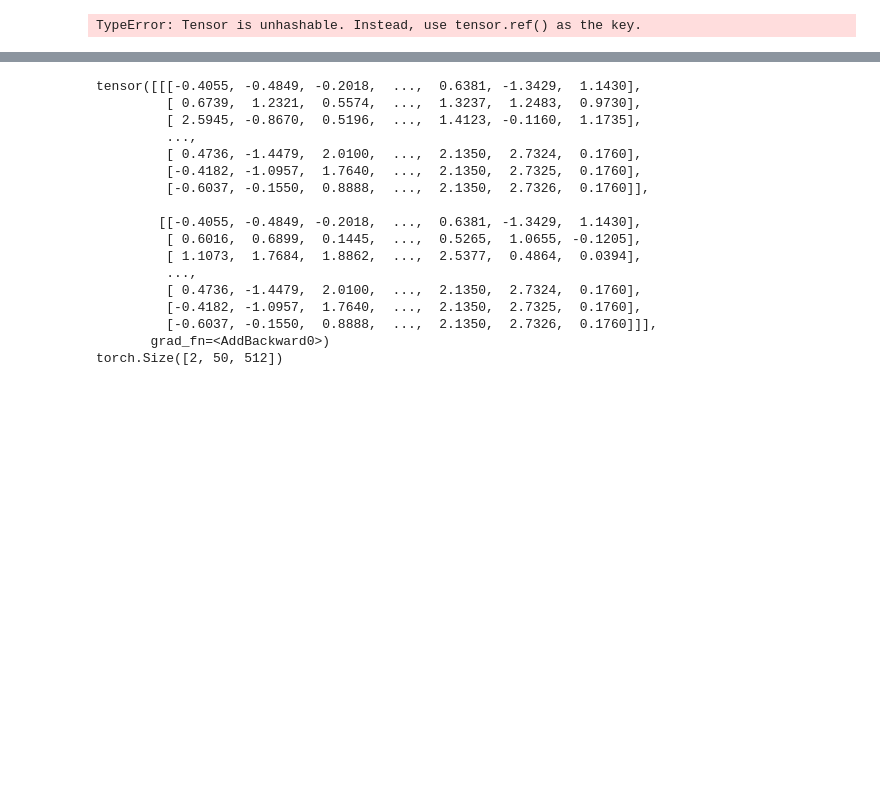
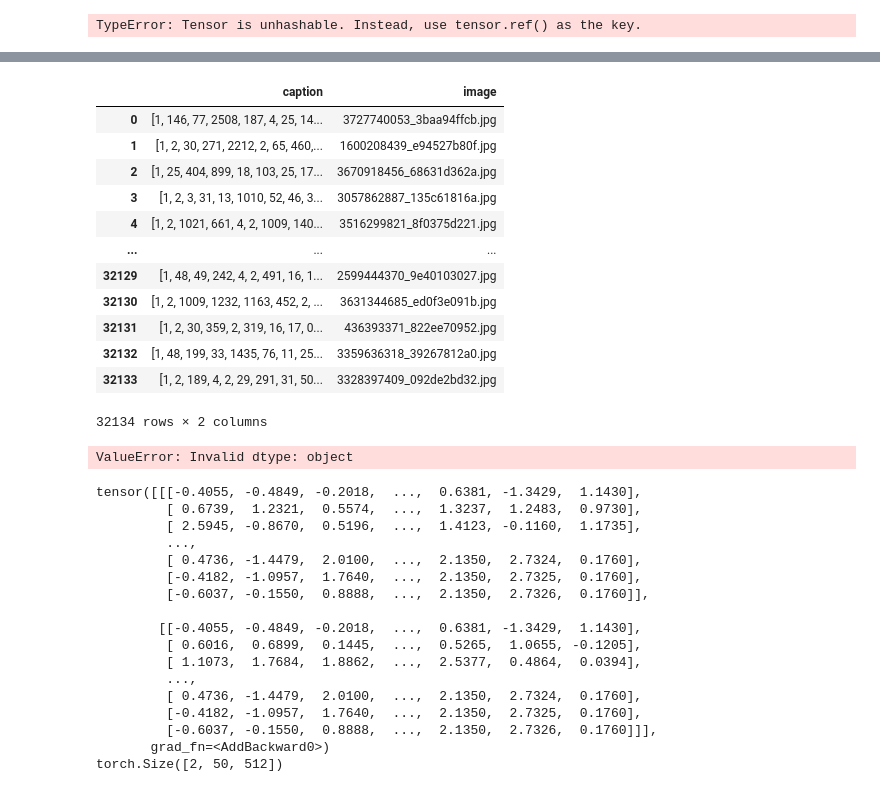
Before and after one commit to Shubhpatel40/image_captioning, a Jupyter notebook: image_captioning_using_custom_transformer.ipynb, the cells around one changed output, grey strips where cells are left out. Cells and saved outputs as stored; diff of their text form; code cells hidden in the pictures; blank space fills up the shorter version.

Commit message:
preparing the dataset from train and test

```diff
--- a/image_captioning_using_custom_transformer.ipynb
+++ b/image_captioning_using_custom_transformer.ipynb
@@ -945,0 +1045,6 @@ model.compile(optimizer=tf.keras.optimizers.Adam(learning_rate=1e-4),
+# %%
+df_train = df.sample(frac=0.8, random_state=1)
+df_test = df.drop(df_train.index)
+# %%
+df_train = df_train.reset_index(drop=True)
+df_test = df_test.reset_index(drop=True)
@@ -945,0 +1068,16 @@ model.compile(optimizer=tf.keras.optimizers.Adam(learning_rate=1e-4),
+# %%
+df_train
+# %% [output]
+|  | caption | image |
+| 0 | [1, 146, 77, 2508, 187, 4, 25, 14... | 3727740053_3baa94ffcb.jpg |
+| 1 | [1, 2, 30, 271, 2212, 2, 65, 460,... | 1600208439_e94527b80f.jpg |
+| 2 | [1, 25, 404, 899, 18, 103, 25, 17... | 3670918456_68631d362a.jpg |
+| 3 | [1, 2, 3, 31, 13, 1010, 52, 46, 3... | 3057862887_135c61816a.jpg |
+| 4 | [1, 2, 1021, 661, 4, 2, 1009, 140... | 3516299821_8f0375d221.jpg |
+| ... | ... | ... |
+| 32129 | [1, 48, 49, 242, 4, 2, 491, 16, 1... | 2599444370_9e40103027.jpg |
+| 32130 | [1, 2, 1009, 1232, 1163, 452, 2, ... | 3631344685_ed0f3e091b.jpg |
+| 32131 | [1, 2, 30, 359, 2, 319, 16, 17, 0... | 436393371_822ee70952.jpg |
+| 32132 | [1, 48, 199, 33, 1435, 76, 11, 25... | 3359636318_39267812a0.jpg |
+| 32133 | [1, 2, 189, 4, 2, 29, 291, 31, 50... | 3328397409_092de2bd32.jpg |
+32134 rows × 2 columns
@@ -946,11 +1087,13 @@ model.compile(optimizer=tf.keras.optimizers.Adam(learning_rate=1e-4),
 # %%
 history = model.fit(
-    train_ds.repeat(),
+    df_train,
     steps_per_epoch=100,
-    validation_data=test_ds.repeat(),
+    validation_data=df_test,
     validation_steps=20,
     epochs=100,
     callbacks=callbacks)
+# %% [output]
+ValueError: Invalid dtype: object
 # %%
 plt.plot(history.history['loss'], label='loss')
 plt.plot(history.history['val_loss'], label='val_loss')
```
Also changed, not shown: parts of 27 cells of this notebook.
